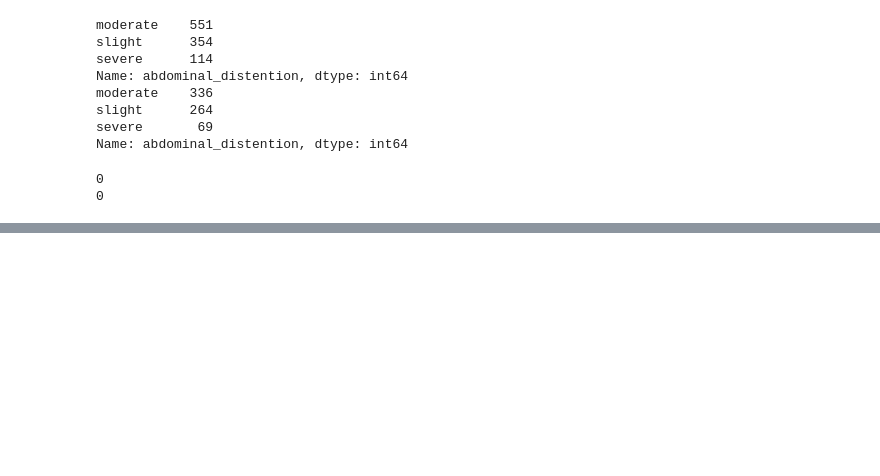
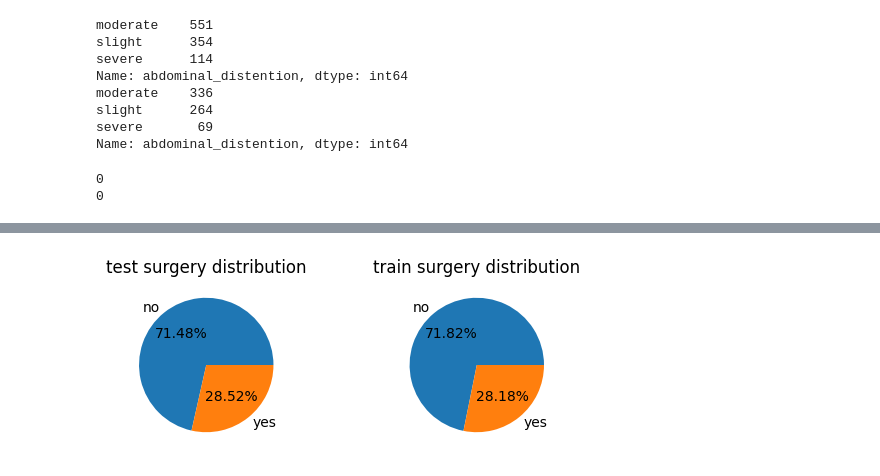
Before and after one commit to iamabhaytiwari343/Machine-Learning, a Jupyter notebook: Predict Health Outcomes of Horses/notebook.ipynb, the cells around one changed output, grey strips where cells are left out. Cells and saved outputs as stored; diff of their text form; code cells hidden in the pictures; blank space fills up the shorter version.

```diff
--- a/Predict Health Outcomes of Horses/notebook.ipynb
+++ b/Predict Health Outcomes of Horses/notebook.ipynb
@@ -123,0 +153,13 @@ print(count_in_test)
+# %%
+frequency = test['surgery'].value_counts()
+frequency1 = train['surgery'].value_counts()
+fig = plt.figure()
+ax = fig.add_subplot(221)
+ay = fig.add_subplot(222)
+ax.pie(frequency, labels=['no', 'yes'], autopct='%1.2f%%')
+ax.set_title('test surgery distribution')
+ay.pie(frequency1, labels=['no', 'yes'], autopct='%1.2f%%')
+ay.set_title('train surgery distribution')
+plt.show()
+# %% [output]
+[figure, added]
```
Also changed, not shown: parts of 6 cells of this notebook.
